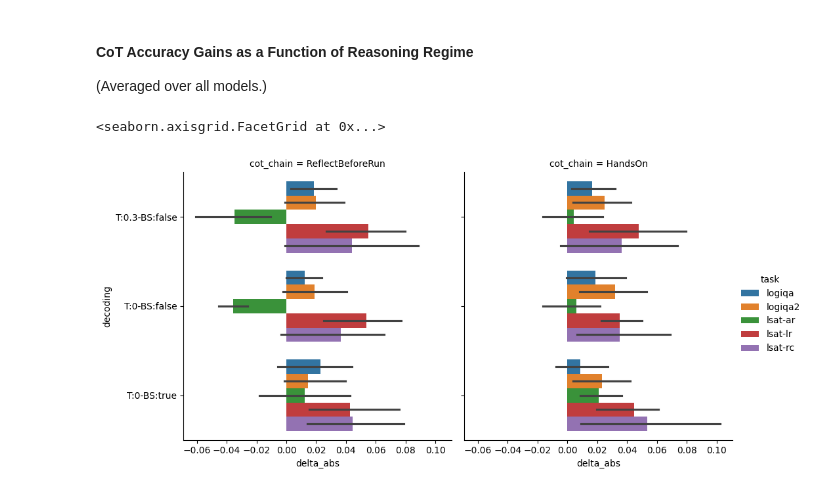
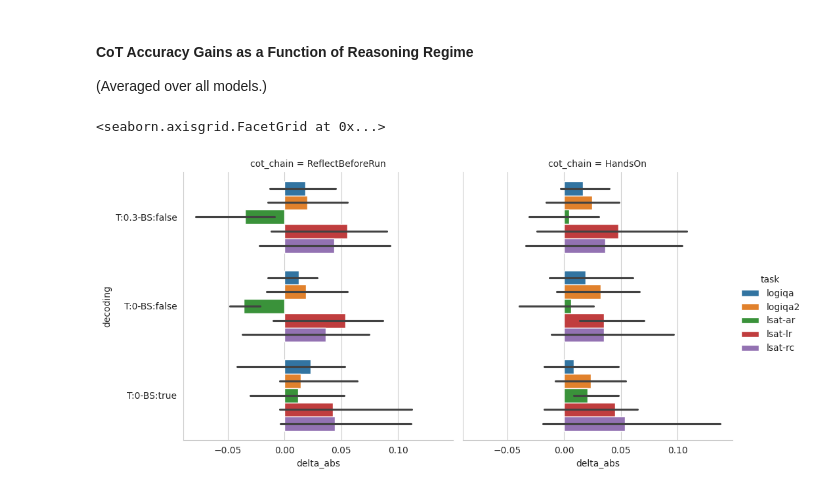
Before and after one commit to logikon-ai/cot-eval, a Jupyter notebook: notebooks/CoT_Leaderboard_Results_Exploration.ipynb, the cells around one changed output. Drawn from its saved outputs; the diff is of its cells as text; code cells hidden in the pictures.

```diff
--- a/notebooks/CoT_Leaderboard_Results_Exploration.ipynb
+++ b/notebooks/CoT_Leaderboard_Results_Exploration.ipynb
@@ -193,6 +194,8 @@ df_cot.head()
 # %%
 import seaborn as sns
 
-sns.catplot(data=df_cot, hue="task", y="model", x="delta_abs", kind="bar")
+sns.set_style("whitegrid")
+
+sns.catplot(data=df_cot, hue="task", y="model", x="delta_abs", kind="bar", errorbar=("pi", 100))
 # %% [output]
 <seaborn.axisgrid.FacetGrid at 0x...>
@@ -209,7 +212,7 @@ sns.relplot(data=df_cot, col="task", hue="task", style="model", y="delta_abs", x
 
 (Averaged over all models.)
 # %%
-sns.catplot(data=df_cot, hue="task", y="decoding", x="delta_abs", kind="bar", col="cot_chain")
+sns.catplot(data=df_cot, hue="task", y="decoding", x="delta_abs", kind="bar", errorbar=("pi", 100), col="cot_chain")
 # %% [output]
 <seaborn.axisgrid.FacetGrid at 0x...>
-[figure, old version]
+[figure, new version]
```
Also changed, not shown: parts of 7 cells of this notebook.
